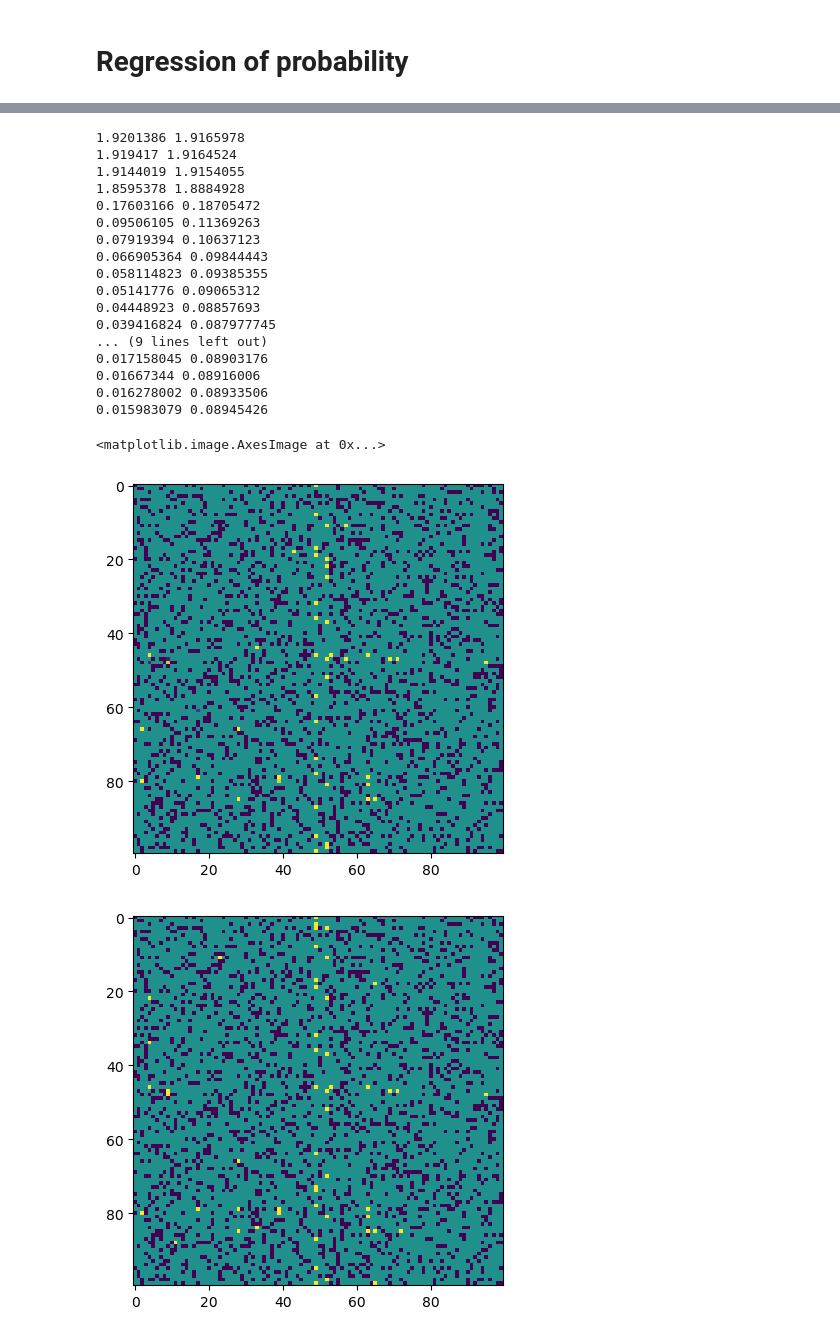
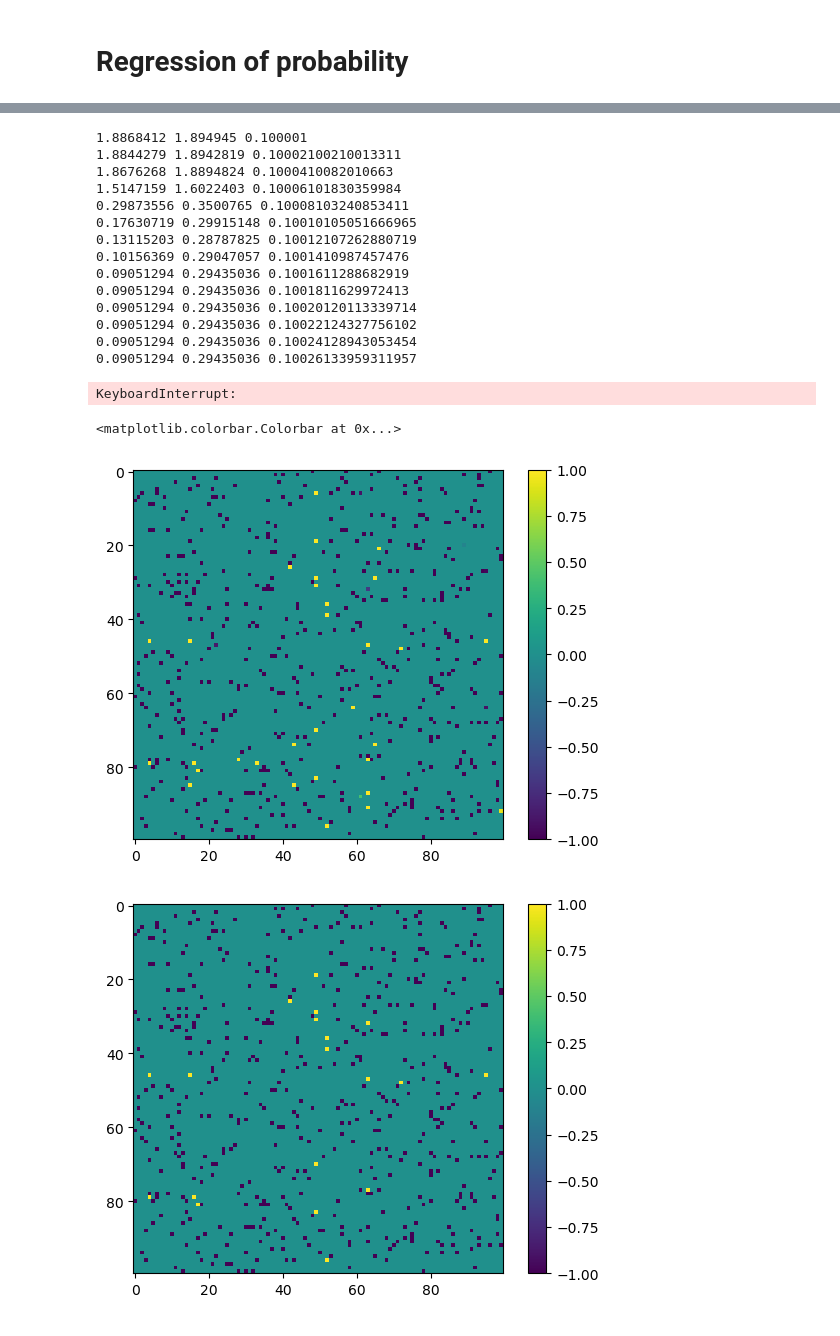
Before and after one commit to lucamuscarnera/ComplexNetworkProject, a Jupyter notebook: Diseases analysis probablity inference.ipynb, the cells around one changed output, grey strips where cells are left out. Drawn from its saved outputs; the diff is of its cells as text; code cells hidden in the pictures.

Commit message:
Confusion Matrix, Different Losses, Embedding visualization

```diff
--- a/Diseases analysis probablity inference.ipynb
+++ b/Diseases analysis probablity inference.ipynb
@@ -23,7 +23,7 @@ array([['MESH:D005923', 'DB00564'],
 ### Costruisco $B_{train}$ e $B_{test}$
 Le matrici hanno $1$ in presenza di link e $-1$ in assenza. $B_{train}$ possiede inoltre degli elementi nulli che rappresentano i link incogniti
 # %%
-proporzione_train_test = 0.8
+proporzione_train_test = 0.95
 
 diseases  = np.unique(data[:,0])
 chemicals = np.unique(data[:,1])
@@ -77,7 +77,16 @@ def loss(V,W,B, temp = 1.):
     #                 annulla il test set                                media sugli elementi non nulli
     #                ,-------'------,                               ,-------'-------,
     return  jnp.sum( jnp.abs(B)        * (predict(V,W, temp) - B)**2 )  / jnp.abs(B).sum()
-loss = jax.jit(loss)
+
+def loss2(V,W,B, temp = 1.):
+     return  1. - jnp.sum( jnp.abs(B)        * (predict(V,W, temp) * B ) )  / jnp.abs(B).sum()
+
+def loss3(V,W,B, temp = 1.):
+    BALANCE = (B == 1.) * ( (B == -1).sum() / (jnp.abs(B).sum())) + (B == -1.) * ( (B == +1).sum() / (jnp.abs(B).sum()))
+    return  jnp.sum( jnp.abs(B)        * (predict(V,W, temp) - B)**2 * BALANCE )  / jnp.abs(BALANCE).sum()
+
+
+loss = jax.jit(loss3)
 grad = jax.jit(jax.grad(loss, argnums = (0,1)))
 m = 3
 V = np.random.randn(len(diseases), m)
@@ -88,12 +97,12 @@ print(loss(V,W,B_train))
 # %%
-m = 100
+m = 50
 np.random.seed(123)
 V = np.random.randn(len(diseases), m)
 W = np.random.randn(len(chemicals),m)
 alfa = 10.
 T = 1e-1
-for i in range(500):
-    T = (1. + 1e-3) * T
+for i in range(5000):     # 500
+    T = (1. + 1e-5) * T   # 1e-3
     G = grad(V,W,B_train, temp = T)
     newV = V - alfa * G[0]
     newW = W - alfa * G[1]
@@ -104,31 +113,31 @@ for i in range(500):
     else:
         alfa *= 0.5
     if i % 20 == 0:
-        print(loss(V,W,B_train), loss(V,W,B_test * (B_train == 0) ) )
+        print(loss(V,W,B_train), loss(V,W,B_test * (B_train == 0) ), T )
 # %% [output]
-1.9201386 1.9165978
-1.919417 1.9164524
-1.9144019 1.9154055
-1.8595378 1.8884928
-0.17603166 0.18705472
-0.09506105 0.11369263
-0.07919394 0.10637123
-0.066905364 0.09844443
-0.058114823 0.09385355
-0.05141776 0.09065312
-0.04448923 0.08857693
-0.039416824 0.087977745
-... (9 lines left out)
-0.017158045 0.08903176
-0.01667344 0.08916006
-0.016278002 0.08933506
-0.015983079 0.08945426
+1.8868412 1.894945 0.100001
+1.8844279 1.8942819 0.10002100210013311
+1.8676268 1.8894824 0.1000410082010663
+1.5147159 1.6022403 0.10006101830359984
+0.29873556 0.3500765 0.10008103240853411
+0.17630719 0.29915148 0.10010105051666965
+0.13115203 0.28787825 0.10012107262880719
+0.10156369 0.29047057 0.1001410987457476
+0.09051294 0.29435036 0.1001611288682919
+0.09051294 0.29435036 0.1001811629972413
+0.09051294 0.29435036 0.10020120113339714
+0.09051294 0.29435036 0.10022124327756102
+0.09051294 0.29435036 0.10024128943053454
+0.09051294 0.29435036 0.10026133959311957
+KeyboardInterrupt:
 # %%
 B_hat = predict(V,W,1.)
 plt.imshow((B_hat * (B_train == 0.))[150:250,150:250] )
+plt.colorbar()
 plt.figure()
 plt.imshow((B_test * (B_train == 0.))[150:250,150:250] )
+plt.colorbar()
 # %% [output]
-<matplotlib.image.AxesImage at 0x...>
+<matplotlib.colorbar.Colorbar at 0x...>
-[figure, old version]
+[figure, new version]
-[figure, old version]
+[figure, new version]
```
Also changed, not shown: parts of 11 cells of this notebook.
